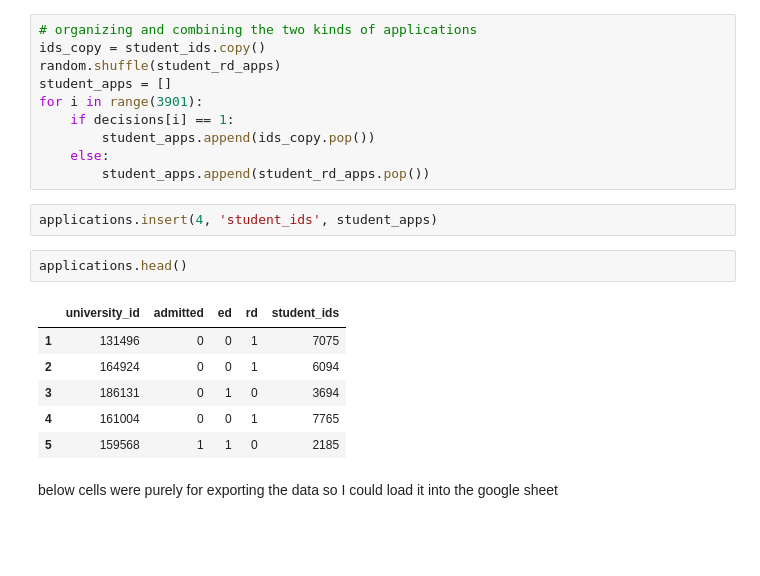
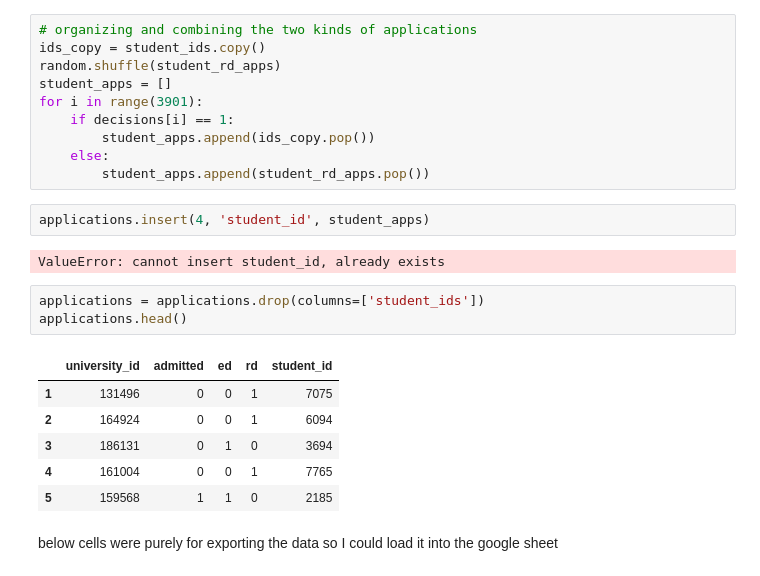
Before and after one commit to nohrg/DS5110-Final-Project, a Jupyter notebook: application.ipynb, the cells around one changed output. Cells and saved outputs as stored; diff of their text form; blank space fills up the shorter version.

```diff
--- a/application.ipynb
+++ b/application.ipynb
@@ -201,16 +201,19 @@ for i in range(3901):
     else:
         student_apps.append(student_rd_apps.pop())
 # %%
-applications.insert(4, 'student_ids', student_apps)
+applications.insert(4, 'student_id', student_apps)
+# %% [output]
+ValueError: cannot insert student_id, already exists
-# %%
-applications.head()
-# %% [output]
-|  | university_id | admitted | ed | rd | student_ids |
-| 1 | 131496 | 0 | 0 | 1 | 7075 |
-| 2 | 164924 | 0 | 0 | 1 | 6094 |
-| 3 | 186131 | 0 | 1 | 0 | 3694 |
-| 4 | 161004 | 0 | 0 | 1 | 7765 |
-| 5 | 159568 | 1 | 1 | 0 | 2185 |
+# %%
+applications = applications.drop(columns=['student_ids'])
+applications.head()
+# %% [output]
+|  | university_id | admitted | ed | rd | student_id |
+| 1 | 131496 | 0 | 0 | 1 | 7075 |
+| 2 | 164924 | 0 | 0 | 1 | 6094 |
+| 3 | 186131 | 0 | 1 | 0 | 3694 |
+| 4 | 161004 | 0 | 0 | 1 | 7765 |
+| 5 | 159568 | 1 | 1 | 0 | 2185 |
 # %% [markdown]
 below cells were purely for exporting the data so I could load it into the google sheet
 # %%
```
Also changed, not shown: parts of 9 cells of this notebook, 1 other file.
